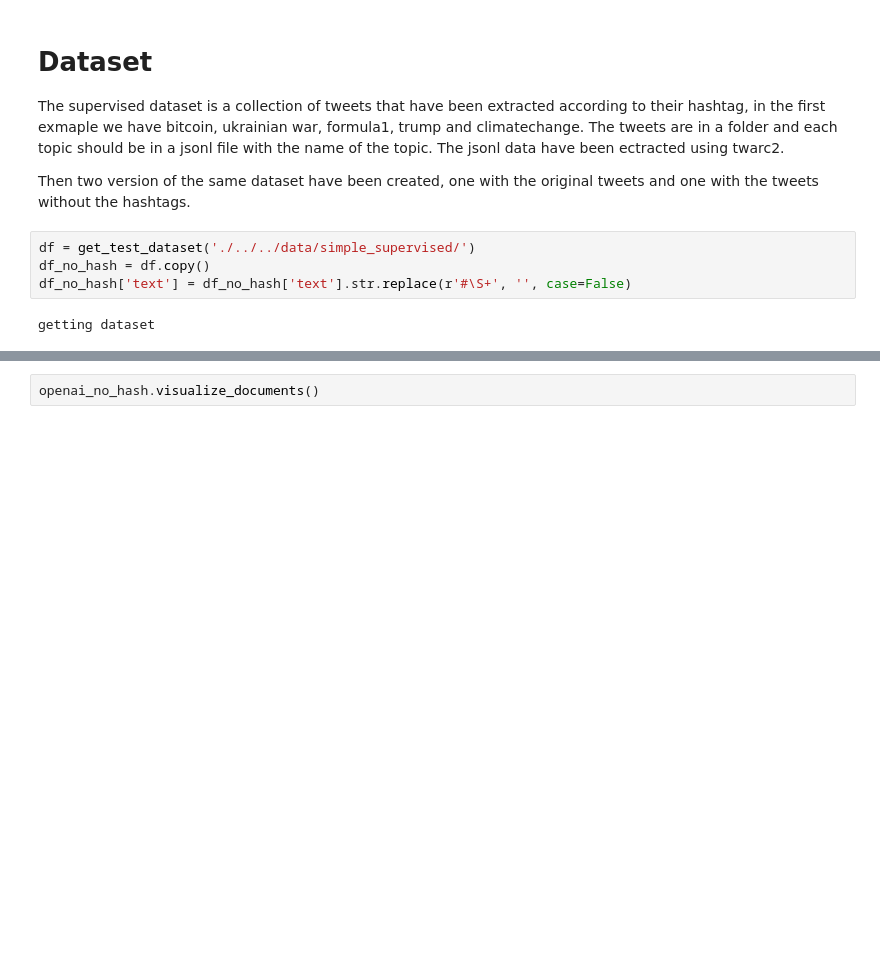
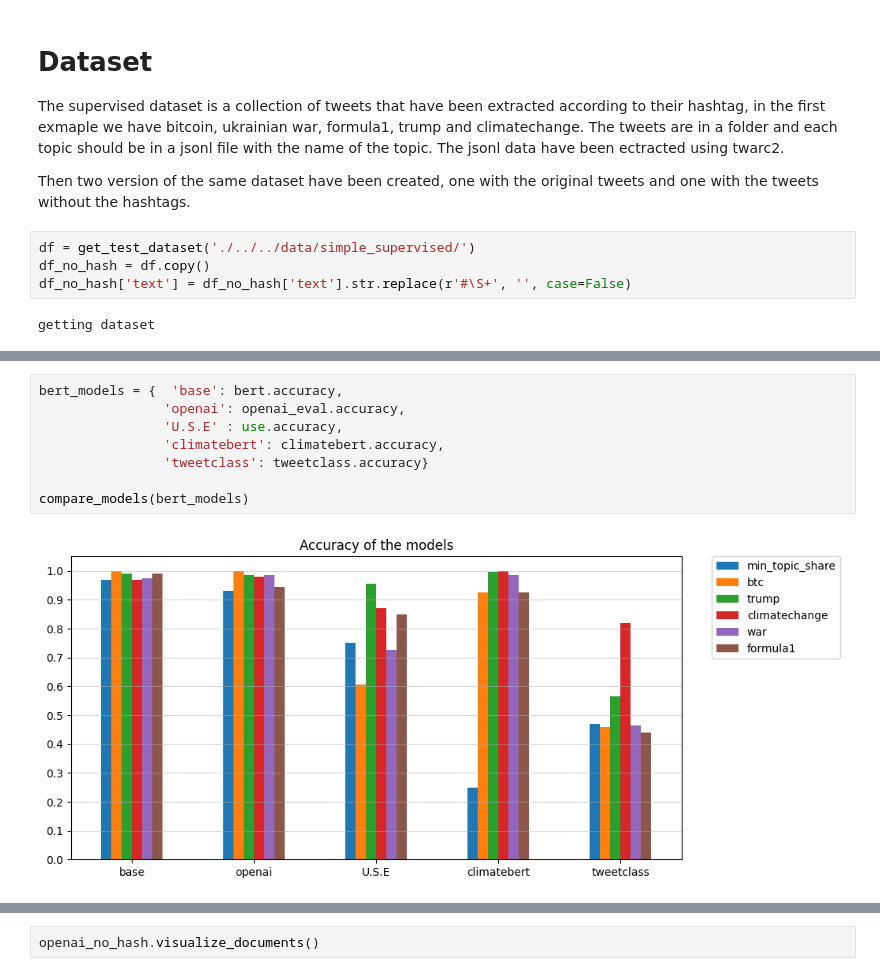
Before and after one commit to alessiogandelli/BERTopic_evaluation, a Jupyter notebook: src/notebooks/Supervised.ipynb, the cells around one changed output, grey strips where cells are left out. Drawn from its saved outputs; the diff is of its cells as text; blank space fills up the shorter version.

```diff
--- a/src/notebooks/Supervised.ipynb
+++ b/src/notebooks/Supervised.ipynb
@@ -51,0 +112,10 @@ pd.DataFrame({'bert': bert.accuracy, 'nmf': nmf.accuracy, 'tweetclass': tweetcla
+# %%
+bert_models = {  'base': bert.accuracy,
+                'openai': openai_eval.accuracy,
+                'U.S.E' : use.accuracy,
+                'climatebert': climatebert.accuracy,
+                'tweetclass': tweetclass.accuracy}
+
+compare_models(bert_models)
+# %% [output]
+[figure, added]
```
Also changed, not shown: parts of 22 cells of this notebook, 4 other files.
